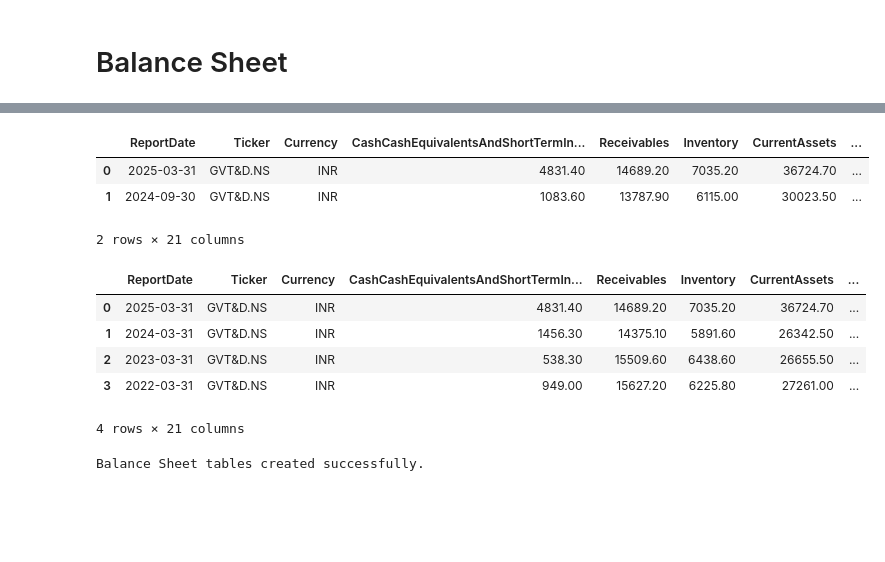
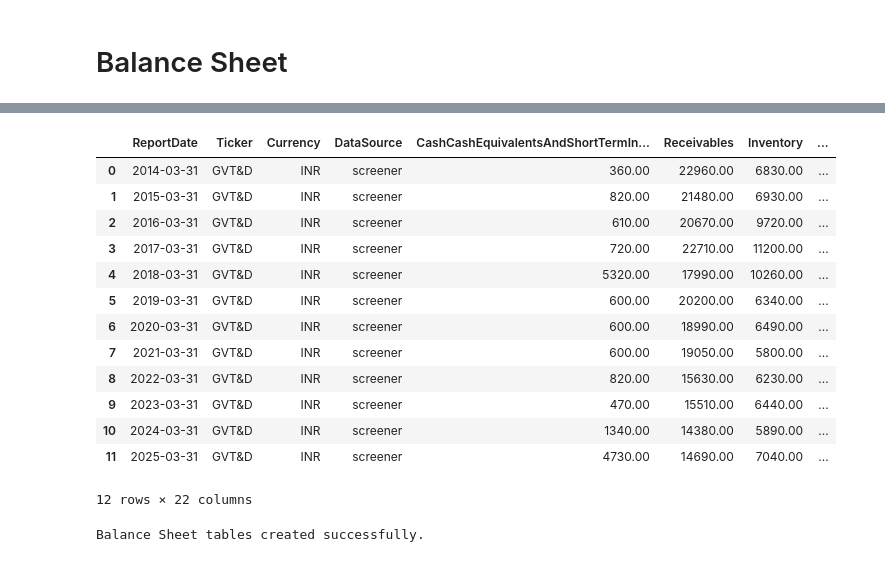
Before and after one commit to ashishmaharana188/financial_ETL_project, a Jupyter notebook: statementScrape.ipynb, the cells around one changed output, grey strips where cells are left out. Cells and saved outputs as stored; diff of their text form; code cells hidden in the pictures; blank space fills up the shorter version.

```diff
--- a/statementScrape.ipynb
+++ b/statementScrape.ipynb
@@ -19,7 +19,7 @@ API_KEY = "V6FLFA1K7ECKP0RK"
 #disable certificate warnings
 urllib3.disable_warnings(urllib3.exceptions.InsecureRequestWarning)
 
-tickerName = yf.Ticker("GVT&D.NS") #MSFT #HINDCOPPER #PLTR
+tickerName = yf.Ticker("GVT&D") #MSFT #GVT&D #PLTR
 pd.set_option('display.float_format', lambda x: '%.2f' % x)
 # %%
 CACHE_DIR = "offline_statements"
@@ -337,5 +322,5 @@ def get_screener_financials(ticker, report_type="yearly"):
 if not use_yfinance and not alpha_vantage:
   dfIncomeStatementQ = pd.DataFrame(get_screener_financials(tickerName.ticker, report_type='quarterly'))
   dfIncomeStatementY = pd.DataFrame(get_screener_financials(tickerName.ticker, report_type='yearly'))
-  display(dfIncomeStatementQ)
+  display(dfIncomeStatementQ.index)
   display(dfIncomeStatementY.index)
@@ -475,7 +478,7 @@ def clean_financial_dataframe(df):
     return df.replace(r'[%,+]', '', regex=True).apply(pd.to_numeric, errors='coerce')
 
 
-def format_statement_for_db(df, target_columns, ticker, currency, multiplier=1.0,index_col_name='index', transpose=False):
+def format_statement_for_db(df, target_columns, ticker, currency,data_source, multiplier=1.0,index_col_name='index', transpose=False):
 
     if transpose:
         df = df.T
@@ -499,6 +502,7 @@ def format_statement_for_db(df, target_columns, ticker, currency, multiplier=1.0
     # Insert Ticker at the beginning
     clean_df.insert(1, 'Ticker', ticker)
     clean_df.insert(2, 'Currency', currency)
+    clean_df.insert(3, 'DataSource', data_source)
 
     return clean_df
 
@@ -550,7 +554,7 @@ def convert_screener_percentages_to_absolute(df_screener_is):
             df_screener_is.loc['OtherCost'] = sales * (df_screener_is.loc['OtherCost'].fillna(0) / 100)
 
     # 2. Tax Item (Base = Profit before tax)
-    if 'Profit before tax' in df_screener_is.index and 'Tax' in df_screener_is.index:
+    if 'ProfitBeforeTax' in df_screener_is.index and 'Tax' in df_screener_is.index:
         pbt = df_screener_is.loc['ProfitBeforeTax'].fillna(0)
         df_screener_is.loc['Tax'] = pbt * (df_screener_is.loc['Tax'].fillna(0) / 100)
 
@@ -851,19 +714,19 @@ if alpha_vantage:
 
     #rename av columns to uniform ittleson columns
     dfIncomeStatementQ = format_statement_for_db(
-        dfIncomeStatementQ, ittelson_income_statement_columns,tickerName.ticker,currency=stmt_currency, multiplier=stmt_multiplier,transpose=True)
+        dfIncomeStatementQ, ittelson_income_statement_columns,tickerName.ticker,currency=stmt_currency,data_source='vantage', multiplier=stmt_multiplier,transpose=True)
     dfIncomeStatementY = format_statement_for_db(
-        dfIncomeStatementY, ittelson_income_statement_columns,tickerName.ticker,currency=stmt_currency, multiplier=stmt_multiplier,transpose=True)
+        dfIncomeStatementY, ittelson_income_statement_columns,tickerName.ticker,currency=stmt_currency,data_source='vantage', multiplier=stmt_multiplier,transpose=True)
     display(dfIncomeStatementQ)
 
     #Filter, reset and rename fisacalDate column, add ticker column, replace none and change data types from string to numeric
     clean_quarterly_income_statement = format_statement_for_db(
-        dfIncomeStatementQ, ittelson_income_statement_columns,tickerName.ticker,currency=stmt_currency,multiplier=stmt_multiplier, transpose=True)
+        dfIncomeStatementQ, ittelson_income_statement_columns,tickerName.ticker,currency=stmt_currency,data_source='vantage',multiplier=stmt_multiplier, transpose=True)
     clean_quarterly_income_statement = clean_quarterly_income_statement.replace('None',np.nan)
     display(clean_quarterly_income_statement)
 
     clean_yearly_income_statement = format_statement_for_db(
-        dfIncomeStatementY, ittelson_income_statement_columns,tickerName.ticker,currency=stmt_currency,multiplier=stmt_multiplier,transpose=False)
+        dfIncomeStatementY, ittelson_income_statement_columns,tickerName.ticker,currency=stmt_currency,data_source='vantage',multiplier=stmt_multiplier,transpose=False)
     clean_yearly_income_statement = clean_yearly_income_statement.replace('None',np.nan)
     display(clean_yearly_income_statement)
 
@@ -882,11 +745,11 @@ elif use_yfinance:
 
     # Yfinance needs .T because metrics are the index, we want dates as the index
     clean_quarterly_income_statement = format_statement_for_db(
-        dfIncomeStatementQ_calc, ittelson_income_statement_columns,tickerName.ticker,currency=stmt_currency,multiplier=stmt_multiplier,transpose=True)
+        dfIncomeStatementQ_calc, ittelson_income_statement_columns,tickerName.ticker,currency=stmt_currency,data_source='yfinance',multiplier=stmt_multiplier,transpose=True)
     display(clean_quarterly_income_statement)
 
     clean_yearly_income_statement = format_statement_for_db(
-        dfIncomeStatementY_calc, ittelson_income_statement_columns,tickerName.ticker,currency=stmt_currency,multiplier=stmt_multiplier, transpose=True)
+        dfIncomeStatementY_calc, ittelson_income_statement_columns,tickerName.ticker,currency=stmt_currency,data_source='yfinance',multiplier=stmt_multiplier, transpose=True)
     display(clean_yearly_income_statement)
 else:
     print("Processing Screener data...")
@@ -901,12 +764,12 @@ else:
 
     dfIncomeStatementQ_calc = apply_income_statement_fallbacks(df_normalize_Q, ittelson_income_statement_columns)
     clean_quarterly_income_statement = format_statement_for_db(
-        dfIncomeStatementQ_calc, ittelson_income_statement_columns,tickerName.ticker,currency=stmt_currency,multiplier=stmt_multiplier, transpose=True)
+        dfIncomeStatementQ_calc, ittelson_income_statement_columns,tickerName.ticker,currency=stmt_currency,data_source='screener',multiplier=stmt_multiplier, transpose=True)
     display(clean_quarterly_income_statement)
 
     dfIncomeStatementY_calc = apply_income_statement_fallbacks(df_normalize_Y, ittelson_income_statement_columns)
     clean_yearly_income_statement = format_statement_for_db(
-        dfIncomeStatementY_calc, ittelson_income_statement_columns, tickerName.ticker,currency=stmt_currency, multiplier=stmt_multiplier,transpose=True
+        dfIncomeStatementY_calc, ittelson_income_statement_columns, tickerName.ticker,currency=stmt_currency,data_source='screener', multiplier=stmt_multiplier,transpose=True
         )
     display(clean_yearly_income_statement)
 # %% [output]
@@ -1434,46 +1309,50 @@ if alpha_vantage:
   df_normalize_BQ = map_statement_via_dictionary(dfBalanceSheetQ, normalized_bs_synonym_map, bs_keys_to_fetch)
   df_normalize_BY = map_statement_via_dictionary(dfBalanceSheetY, normalized_bs_synonym_map, bs_keys_to_fetch)
 
   dfBalanceSheetQ_calc = apply_balance_sheet_fallbacks(df_normalize_BQ, ittelson_balance_sheet_columns)
-  clean_quarterly_balance_sheet = format_statement_for_db(dfBalanceSheetQ_calc, ittelson_balance_sheet_columns,tickerName.ticker,currency=stmt_currency, multiplier=stmt_multiplier, transpose=True)
+  clean_quarterly_balance_sheet = format_statement_for_db(dfBalanceSheetQ_calc, ittelson_balance_sheet_columns,tickerName.ticker,currency=stmt_currency,data_source='vantage', multiplier=stmt_multiplier, transpose=True)
 
   dfBalanceSheetY_calc = apply_balance_sheet_fallbacks(df_normalize_BY, ittelson_balance_sheet_columns)
-  clean_yearly_balance_sheet = format_statement_for_db(dfBalanceSheetY_calc, ittelson_balance_sheet_columns,tickerName.ticker,currency=stmt_currency, multiplier=stmt_multiplier, transpose=True)
+  clean_yearly_balance_sheet = format_statement_for_db(dfBalanceSheetY_calc, ittelson_balance_sheet_columns,tickerName.ticker,currency=stmt_currency, multiplier=stmt_multiplier,data_source='vantage', transpose=True)
 
 elif use_yfinance:
 
   stmt_currency = tickerName.info.get('currency', 'USD')
   stmt_multiplier = 0.000001
 
   df_normalize_BQ = map_statement_via_dictionary(dfBalanceSheetQ, normalized_bs_synonym_map, bs_keys_to_fetch)
   df_normalize_BY = map_statement_via_dictionary(dfBalanceSheetY, normalized_bs_synonym_map, bs_keys_to_fetch)
 
   dfBalanceSheetQ_calc = apply_balance_sheet_fallbacks(df_normalize_BQ, ittelson_balance_sheet_columns)
-  clean_quarterly_balance_sheet = format_statement_for_db(dfBalanceSheetQ_calc, ittelson_balance_sheet_columns,tickerName.ticker,currency=stmt_currency, multiplier=stmt_multiplier, transpose=True)
+  clean_quarterly_balance_sheet = format_statement_for_db(dfBalanceSheetQ_calc, ittelson_balance_sheet_columns,tickerName.ticker,currency=stmt_currency,data_source='yfinance', multiplier=stmt_multiplier, transpose=True)
 
   dfBalanceSheetY_calc = apply_balance_sheet_fallbacks(df_normalize_BY, ittelson_balance_sheet_columns)
-  clean_yearly_balance_sheet = format_statement_for_db(dfBalanceSheetY_calc, ittelson_balance_sheet_columns,tickerName.ticker,currency=stmt_currency, multiplier=stmt_multiplier, transpose=True)
+  clean_yearly_balance_sheet = format_statement_for_db(dfBalanceSheetY_calc, ittelson_balance_sheet_columns,tickerName.ticker,currency=stmt_currency, multiplier=stmt_multiplier,data_source='yfinance', transpose=True)
 
   display(clean_quarterly_balance_sheet)
   display(clean_yearly_balance_sheet)
 
 else:
 
   stmt_currency = 'INR'
   stmt_multiplier = 10.0
   df_normalize_BY = map_statement_via_dictionary(dfBalanceSheetY, normalized_bs_synonym_map, bs_keys_to_fetch)
   dfBalanceSheetY_calc = apply_balance_sheet_fallbacks(df_normalize_BY, ittelson_balance_sheet_columns)
-  clean_yearly_balance_sheet = format_statement_for_db(dfBalanceSheetY_calc, ittelson_balance_sheet_columns, tickerName.ticker,currency=stmt_currency, multiplier=stmt_multiplier, transpose=True).iloc[:-1]
+  clean_yearly_balance_sheet = format_statement_for_db(dfBalanceSheetY_calc, ittelson_balance_sheet_columns, tickerName.ticker,currency=stmt_currency,data_source='screener', multiplier=stmt_multiplier, transpose=True).iloc[:-1]
   display(clean_yearly_balance_sheet)
 # %% [output]
-|  | ReportDate | Ticker | Currency | CashCashEquivalentsAndShortTermIn... | Receivables | Inventory | CurrentAssets | ... |
-| 0 | 2025-03-31 | GVT&D.NS | INR | 4831.40 | 14689.20 | 7035.20 | 36724.70 | ... |
-| 1 | 2024-09-30 | GVT&D.NS | INR | 1083.60 | 13787.90 | 6115.00 | 30023.50 | ... |
+|  | ReportDate | Ticker | Currency | DataSource | CashCashEquivalentsAndShortTermIn... | Receivables | Inventory | ... |
+| 0 | 2014-03-31 | GVT&D | INR | screener | 360.00 | 22960.00 | 6830.00 | ... |
+| 1 | 2015-03-31 | GVT&D | INR | screener | 820.00 | 21480.00 | 6930.00 | ... |
+| 2 | 2016-03-31 | GVT&D | INR | screener | 610.00 | 20670.00 | 9720.00 | ... |
+| 3 | 2017-03-31 | GVT&D | INR | screener | 720.00 | 22710.00 | 11200.00 | ... |
+| 4 | 2018-03-31 | GVT&D | INR | screener | 5320.00 | 17990.00 | 10260.00 | ... |
+| 5 | 2019-03-31 | GVT&D | INR | screener | 600.00 | 20200.00 | 6340.00 | ... |
+| 6 | 2020-03-31 | GVT&D | INR | screener | 600.00 | 18990.00 | 6490.00 | ... |
+| 7 | 2021-03-31 | GVT&D | INR | screener | 600.00 | 19050.00 | 5800.00 | ... |
+| 8 | 2022-03-31 | GVT&D | INR | screener | 820.00 | 15630.00 | 6230.00 | ... |
+| 9 | 2023-03-31 | GVT&D | INR | screener | 470.00 | 15510.00 | 6440.00 | ... |
+| 10 | 2024-03-31 | GVT&D | INR | screener | 1340.00 | 14380.00 | 5890.00 | ... |
+| 11 | 2025-03-31 | GVT&D | INR | screener | 4730.00 | 14690.00 | 7040.00 | ... |
-2 rows × 21 columns
+12 rows × 22 columns
-|  | ReportDate | Ticker | Currency | CashCashEquivalentsAndShortTermIn... | Receivables | Inventory | CurrentAssets | ... |
-| 0 | 2025-03-31 | GVT&D.NS | INR | 4831.40 | 14689.20 | 7035.20 | 36724.70 | ... |
-| 1 | 2024-03-31 | GVT&D.NS | INR | 1456.30 | 14375.10 | 5891.60 | 26342.50 | ... |
-| 2 | 2023-03-31 | GVT&D.NS | INR | 538.30 | 15509.60 | 6438.60 | 26655.50 | ... |
-| 3 | 2022-03-31 | GVT&D.NS | INR | 949.00 | 15627.20 | 6225.80 | 27261.00 | ... |
-4 rows × 21 columns
 # %%
```
Also changed, not shown: parts of 29 cells of this notebook.
